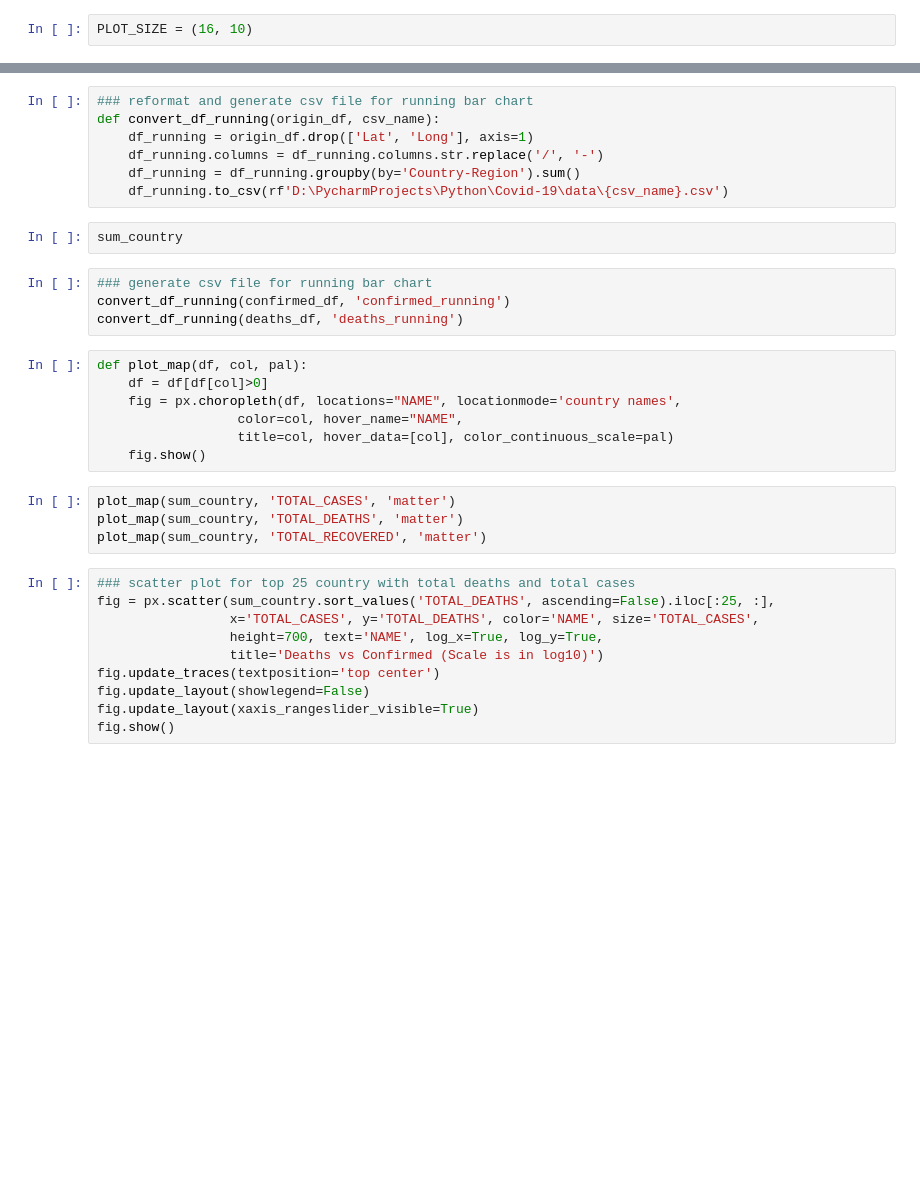
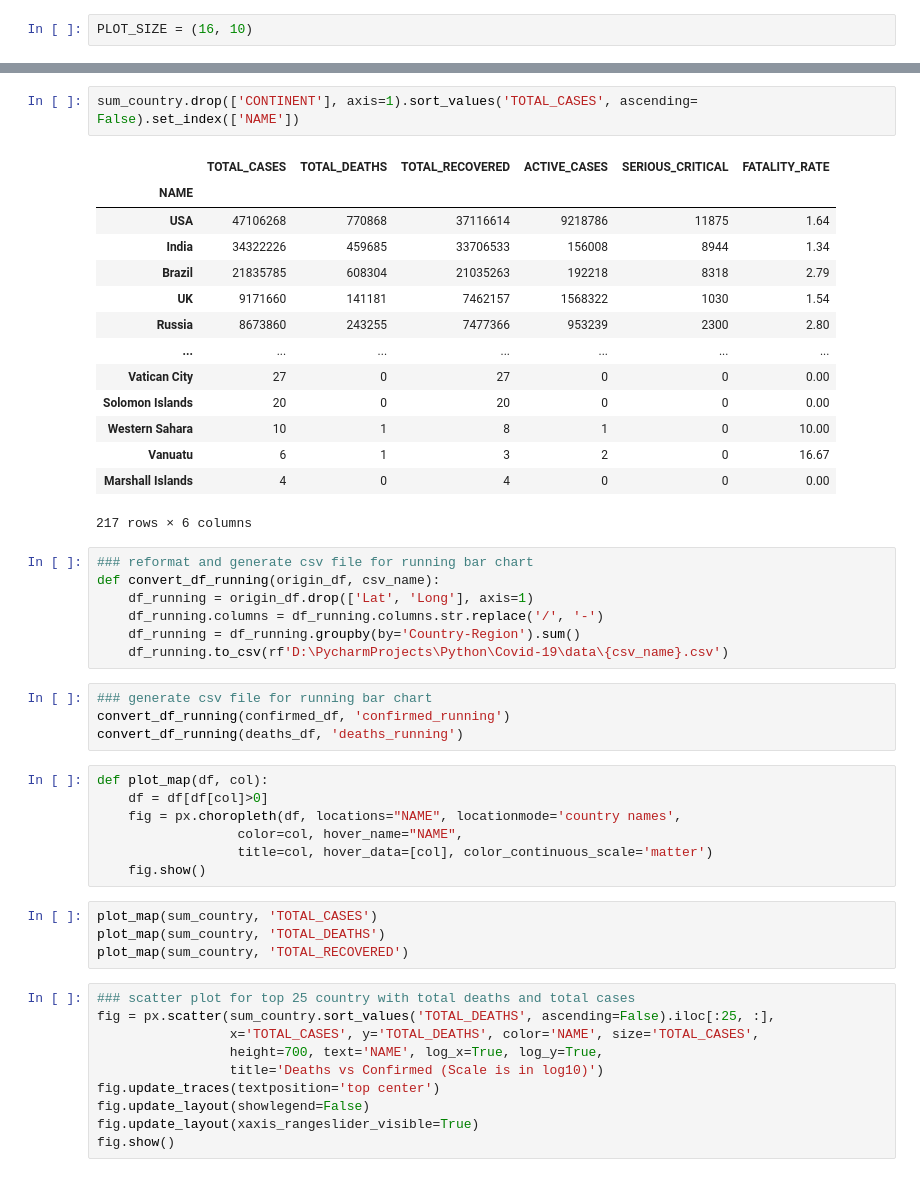
Before and after one commit to tanduy2407/Covid-19, a Jupyter notebook: chart_detail.ipynb, the cells around one changed output, grey strips where cells are left out. Drawn from its saved outputs; the diff is of its cells as text; blank space fills up the shorter version.

```diff
--- a/chart_detail.ipynb
+++ b/chart_detail.ipynb
@@ -31,3 +108,20 @@ sum_country = query(keyw='Read', table_name='SUMMARY_COVID_DATA')[['NAME', 'TOTA
+# %%
+sum_country.drop(['CONTINENT'], axis=1).sort_values('TOTAL_CASES', ascending= False).set_index(['NAME'])
+# %% [output]
+|  | TOTAL_CASES | TOTAL_DEATHS | TOTAL_RECOVERED | ACTIVE_CASES | SERIOUS_CRITICAL | FATALITY_RATE |
+| NAME |  |  |  |  |  |  |
+| USA | 47106268 | 770868 | 37116614 | 9218786 | 11875 | 1.64 |
+| India | 34322226 | 459685 | 33706533 | 156008 | 8944 | 1.34 |
+| Brazil | 21835785 | 608304 | 21035263 | 192218 | 8318 | 2.79 |
+| UK | 9171660 | 141181 | 7462157 | 1568322 | 1030 | 1.54 |
+| Russia | 8673860 | 243255 | 7477366 | 953239 | 2300 | 2.80 |
+| ... | ... | ... | ... | ... | ... | ... |
+| Vatican City | 27 | 0 | 27 | 0 | 0 | 0.00 |
+| Solomon Islands | 20 | 0 | 20 | 0 | 0 | 0.00 |
+| Western Sahara | 10 | 1 | 8 | 1 | 0 | 10.00 |
+| Vanuatu | 6 | 1 | 3 | 2 | 0 | 16.67 |
+| Marshall Islands | 4 | 0 | 4 | 0 | 0 | 0.00 |
+217 rows × 6 columns
 # %%
 ### reformat and generate csv file for running bar chart
 def convert_df_running(origin_df, csv_name):
@@ -35,23 +129,21 @@ def convert_df_running(origin_df, csv_name):
     df_running.columns = df_running.columns.str.replace('/', '-')
     df_running = df_running.groupby(by='Country-Region').sum()
     df_running.to_csv(rf'D:\PycharmProjects\Python\Covid-19\data\{csv_name}.csv')
-# %%
-sum_country
 # %%
 ### generate csv file for running bar chart
 convert_df_running(confirmed_df, 'confirmed_running')
 convert_df_running(deaths_df, 'deaths_running')
 # %%
-def plot_map(df, col, pal):
+def plot_map(df, col):
     df = df[df[col]>0]
     fig = px.choropleth(df, locations="NAME", locationmode='country names',
                   color=col, hover_name="NAME",
-                  title=col, hover_data=[col], color_continuous_scale=pal)
+                  title=col, hover_data=[col], color_continuous_scale='matter')
     fig.show()
 # %%
-plot_map(sum_country, 'TOTAL_CASES', 'matter')
-plot_map(sum_country, 'TOTAL_DEATHS', 'matter')
-plot_map(sum_country, 'TOTAL_RECOVERED', 'matter')
+plot_map(sum_country, 'TOTAL_CASES')
+plot_map(sum_country, 'TOTAL_DEATHS')
+plot_map(sum_country, 'TOTAL_RECOVERED')
 # %%
 ### scatter plot for top 25 country with total deaths and total cases
 fig = px.scatter(sum_country.sort_values('TOTAL_DEATHS', ascending=False).iloc[:25, :],
```
Also changed, not shown: parts of 5 cells of this notebook, 6 other files.
